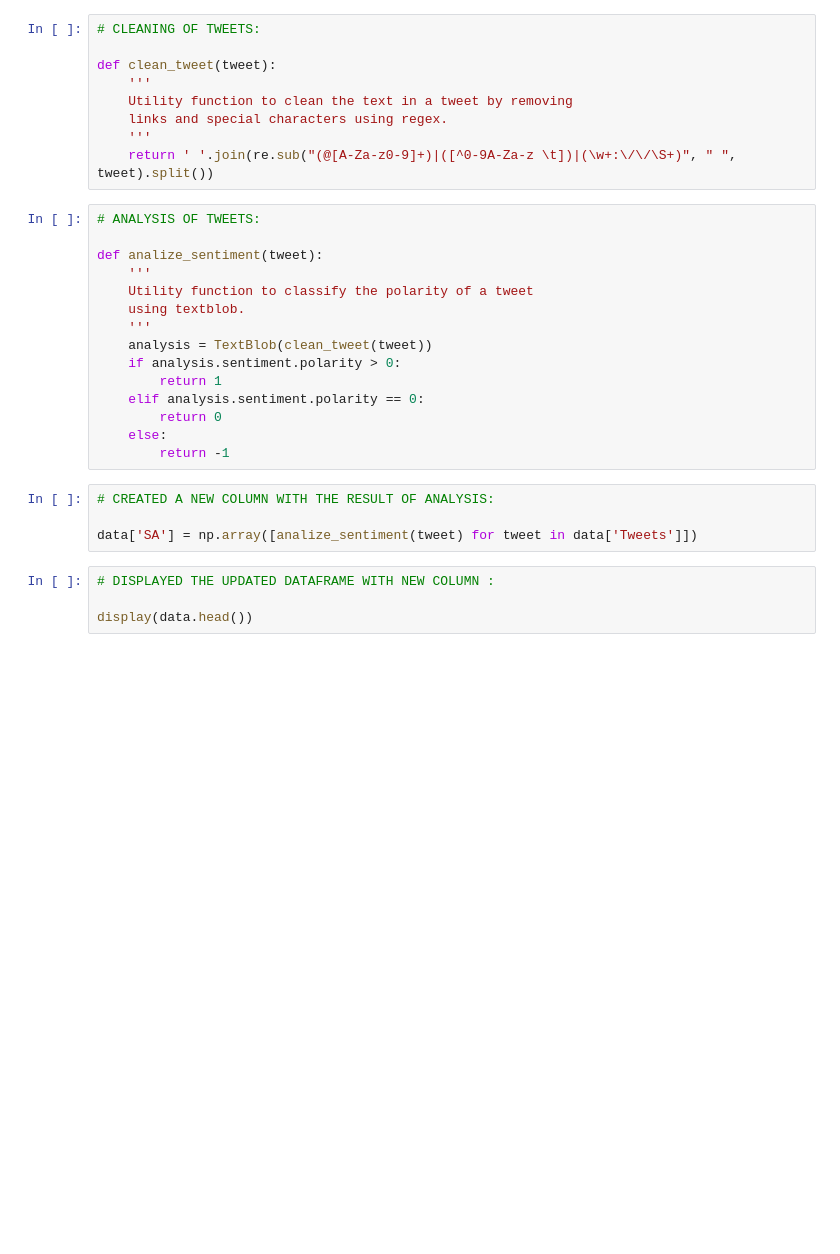
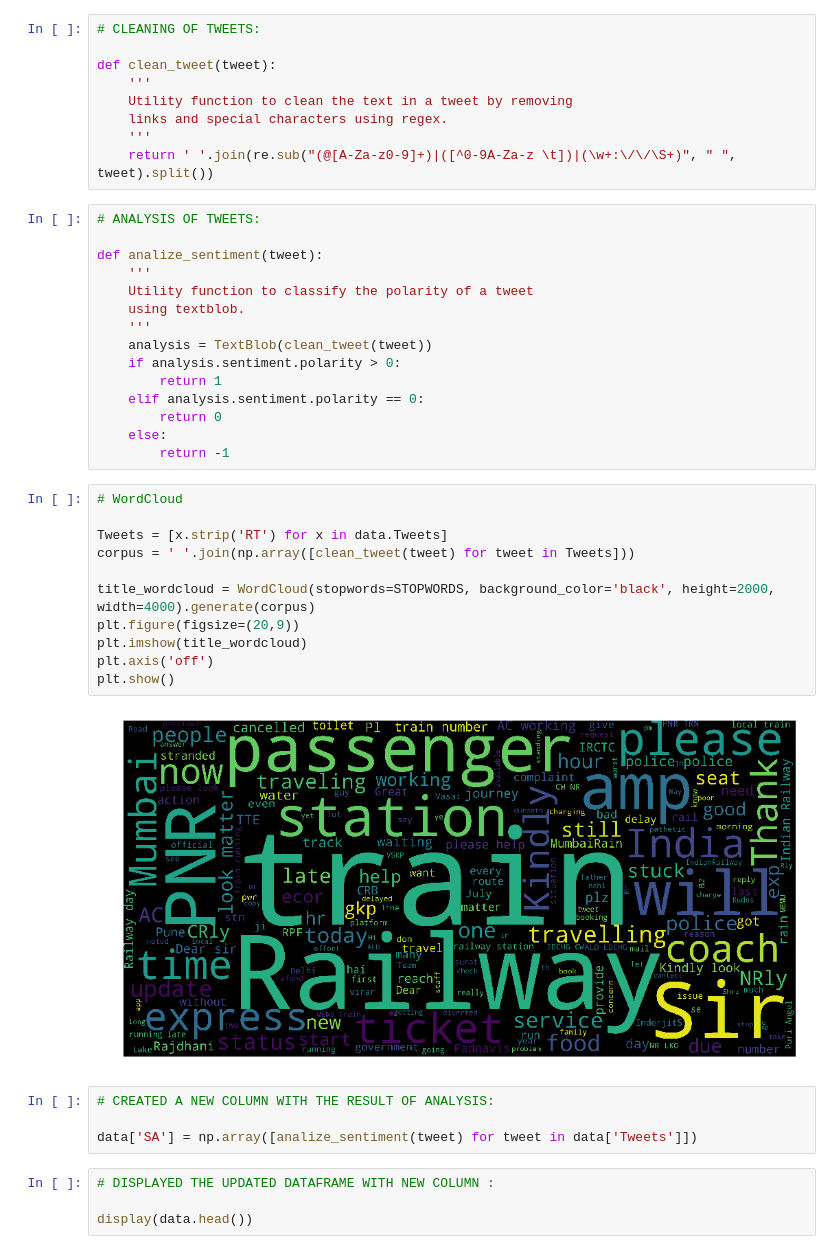
Before and after one commit to shubham909/sentiment-analysis, a Jupyter notebook: SA.ipynb, the cells around one changed output. Saved outputs shown, nothing was run; the diff lists cells and outputs as text; blank space fills up the shorter version.

```diff
--- a/SA.ipynb
+++ b/SA.ipynb
@@ -130,6 +129,19 @@ def analize_sentiment(tweet):
         return 0
     else:
         return -1
+# %%
+# WordCloud
+
+Tweets = [x.strip('RT') for x in data.Tweets]
+corpus = ' '.join(np.array([clean_tweet(tweet) for tweet in Tweets]))
+
+title_wordcloud = WordCloud(stopwords=STOPWORDS, background_color='black', height=2000, width=4000).generate(corpus)
+plt.figure(figsize=(20,9))
+plt.imshow(title_wordcloud)
+plt.axis('off')
+plt.show()
+# %% [output]
+[figure, added]
 # %%
 # CREATED A NEW COLUMN WITH THE RESULT OF ANALYSIS:
 
```
Also changed, not shown: parts of 17 cells of this notebook.
